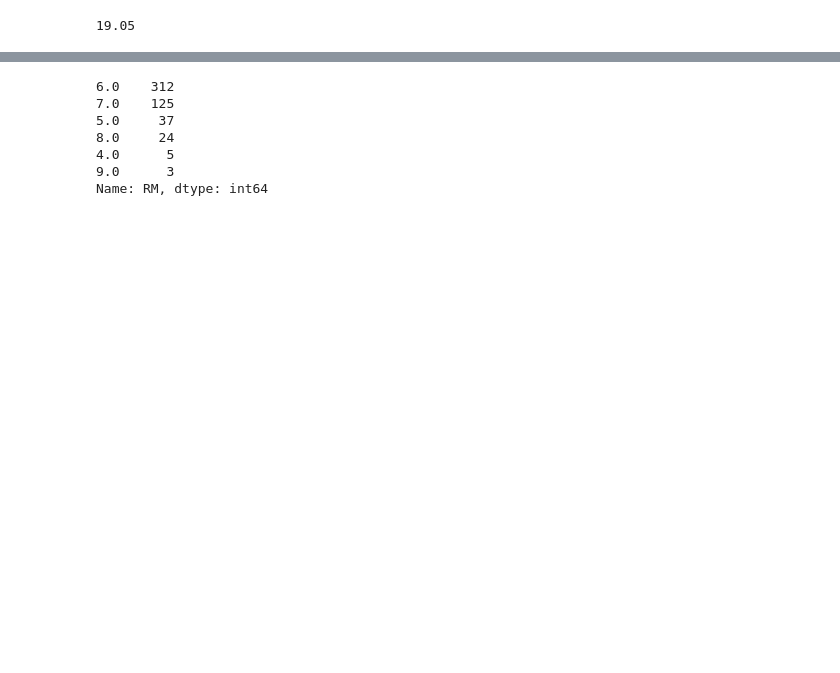
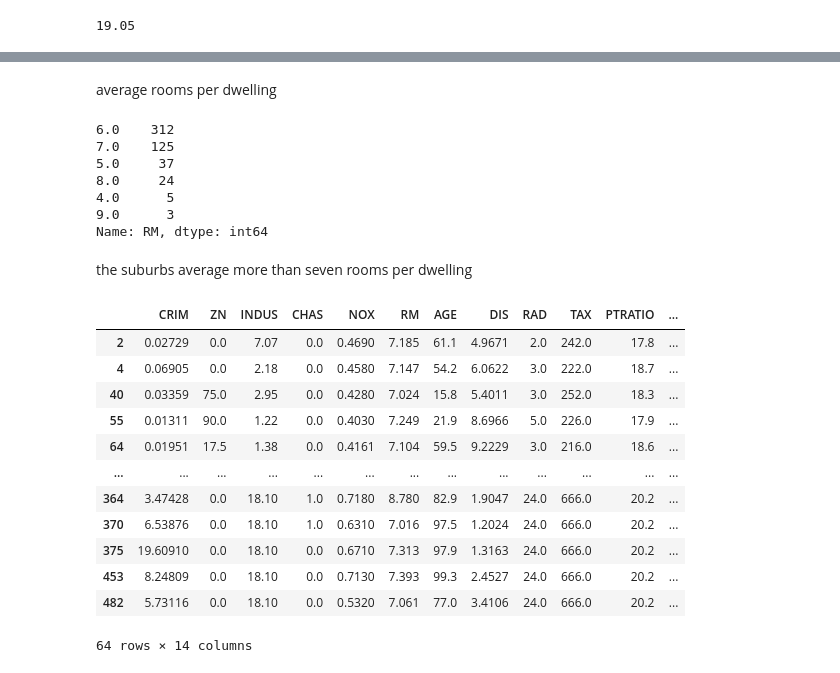
Before and after one commit to mconwa02/statistical_learning, a Jupyter notebook: Boston_Data_Set.ipynb, the cells around one changed output, grey strips where cells are left out. Saved outputs shown, nothing was run; the diff lists cells and outputs as text; code cells hidden in the pictures; blank space fills up the shorter version.

```diff
--- a/Boston_Data_Set.ipynb
+++ b/Boston_Data_Set.ipynb
@@ -147,3 +170,5 @@ df.PTRATIO.median()
+# %% [markdown]
+average rooms per dwelling
 # %%
 round(df.RM).value_counts()
 # %% [output]
@@ -154,3 +179,21 @@ round(df.RM).value_counts()
 4.0      5
 9.0      3
 Name: RM, dtype: int64
+# %% [markdown]
+the suburbs average more than seven rooms per dwelling
+# %%
+df2[df2.RM>7]
+# %% [output]
+|  | CRIM | ZN | INDUS | CHAS | NOX | RM | AGE | DIS | RAD | TAX | PTRATIO | ... |
+| 2 | 0.02729 | 0.0 | 7.07 | 0.0 | 0.4690 | 7.185 | 61.1 | 4.9671 | 2.0 | 242.0 | 17.8 | ... |
+| 4 | 0.06905 | 0.0 | 2.18 | 0.0 | 0.4580 | 7.147 | 54.2 | 6.0622 | 3.0 | 222.0 | 18.7 | ... |
+| 40 | 0.03359 | 75.0 | 2.95 | 0.0 | 0.4280 | 7.024 | 15.8 | 5.4011 | 3.0 | 252.0 | 18.3 | ... |
+| 55 | 0.01311 | 90.0 | 1.22 | 0.0 | 0.4030 | 7.249 | 21.9 | 8.6966 | 5.0 | 226.0 | 17.9 | ... |
+| 64 | 0.01951 | 17.5 | 1.38 | 0.0 | 0.4161 | 7.104 | 59.5 | 9.2229 | 3.0 | 216.0 | 18.6 | ... |
+| ... | ... | ... | ... | ... | ... | ... | ... | ... | ... | ... | ... | ... |
+| 364 | 3.47428 | 0.0 | 18.10 | 1.0 | 0.7180 | 8.780 | 82.9 | 1.9047 | 24.0 | 666.0 | 20.2 | ... |
+| 370 | 6.53876 | 0.0 | 18.10 | 1.0 | 0.6310 | 7.016 | 97.5 | 1.2024 | 24.0 | 666.0 | 20.2 | ... |
+| 375 | 19.60910 | 0.0 | 18.10 | 0.0 | 0.6710 | 7.313 | 97.9 | 1.3163 | 24.0 | 666.0 | 20.2 | ... |
+| 453 | 8.24809 | 0.0 | 18.10 | 0.0 | 0.7130 | 7.393 | 99.3 | 2.4527 | 24.0 | 666.0 | 20.2 | ... |
+| 482 | 5.73116 | 0.0 | 18.10 | 0.0 | 0.5320 | 7.061 | 77.0 | 3.4106 | 24.0 | 666.0 | 20.2 | ... |
+64 rows × 14 columns
```
Also changed, not shown: parts of 15 cells of this notebook.
